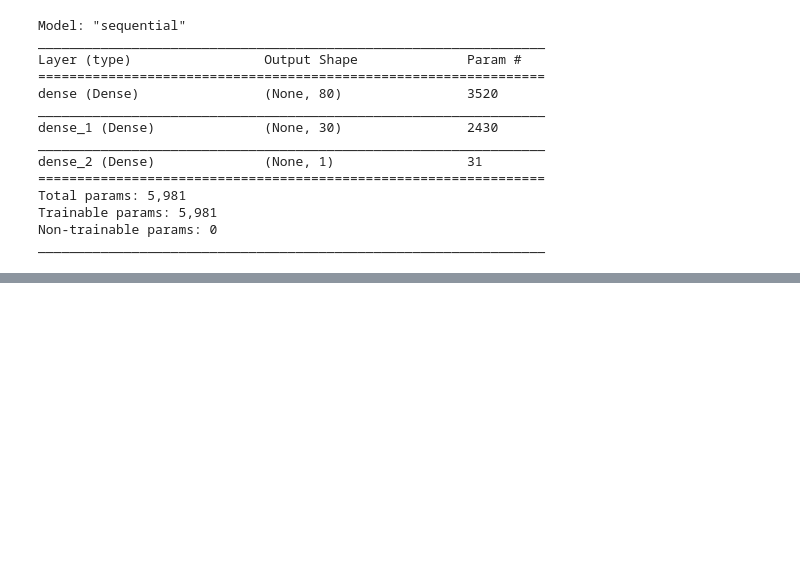
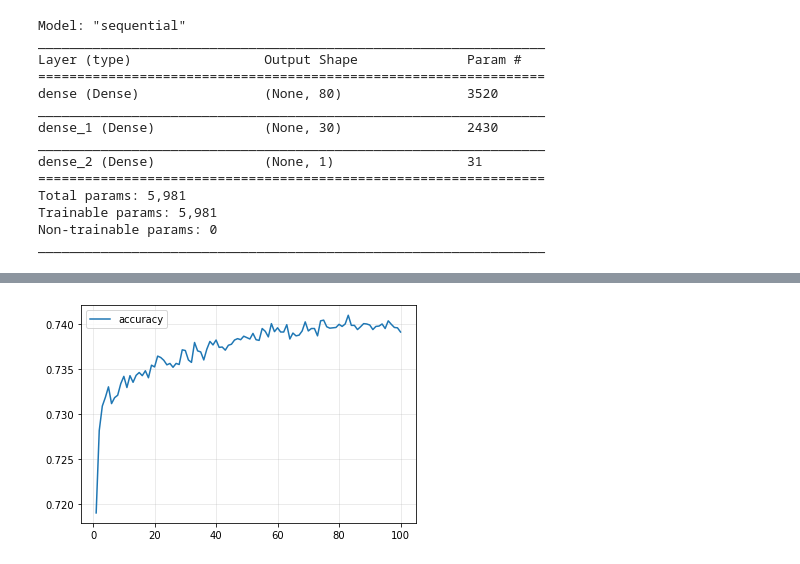
Before and after one commit to i-am-phoenix/Charity_Funding_Predictor-Deep_Learning_NN, a Jupyter notebook: Starter_Code.ipynb, the cells around one changed output, grey strips where cells are left out. Saved outputs shown, nothing was run; the diff lists cells and outputs as text; code cells hidden in the pictures; blank space fills up the shorter version.

Commit message:
plotted the loss and accuracy

```diff
--- a/Starter_Code.ipynb
+++ b/Starter_Code.ipynb
@@ -293,2 +304,7 @@ Loss: 0.5621623992919922, Accuracy: 0.7267638444900513
+# %%
+history_df.plot(y = "accuracy")
+plt.grid(alpha=0.3)
+# %% [output]
+[figure, added]
 # %%
 # Export our model to HDF5 file
```
Also changed, not shown: parts of 8 cells of this notebook.
